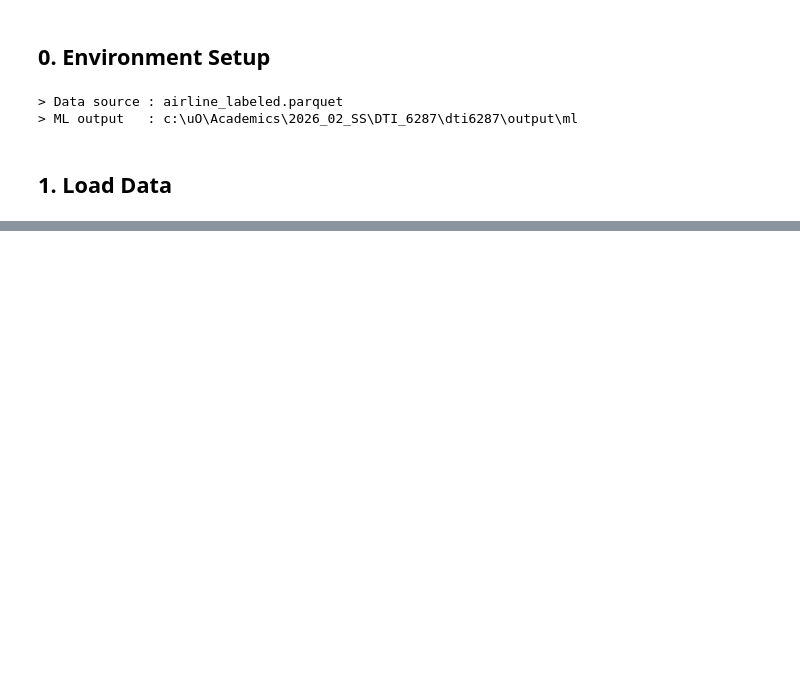
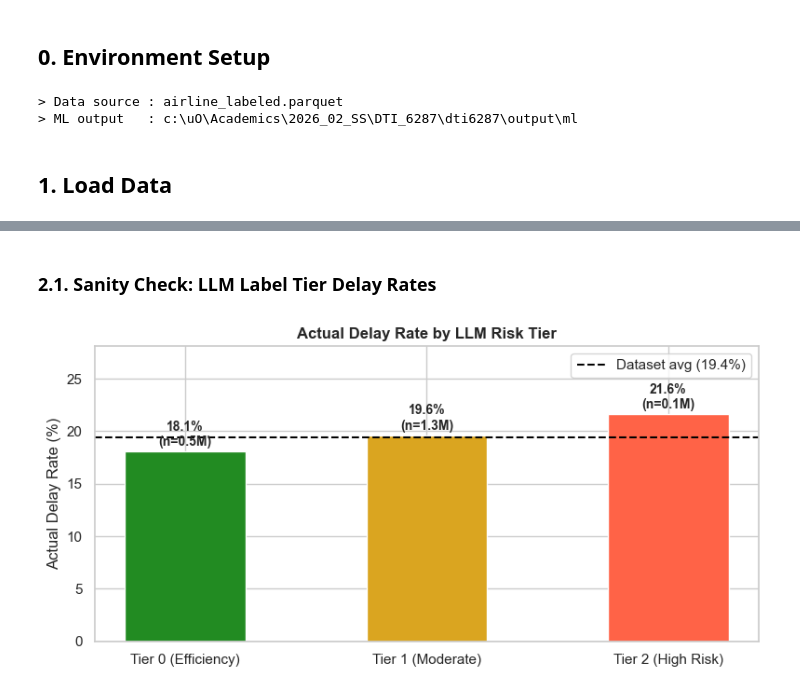
Before and after one commit to jaxendutta/dti6287, a Jupyter notebook: notebooks/03_ml_modeling.ipynb, the cells around one changed output, grey strips where cells are left out. Saved outputs shown, nothing was run; the diff lists cells and outputs as text; code cells hidden in the pictures; blank space fills up the shorter version.

```diff
--- a/notebooks/03_ml_modeling.ipynb
+++ b/notebooks/03_ml_modeling.ipynb
@@ -476,17 +95,0 @@ print('> Saved: model_comparison.png')
-# %%
-# Select best XGBoost result
-best_key = 'XGB_llm' if 'XGB_llm' in results else 'XGB_base'
-best_res = results[best_key]
-
-fig, ax = plt.subplots(figsize=(6, 5))
-cm = confusion_matrix(y_test, best_res['y_pred'])
-disp = ConfusionMatrixDisplay(confusion_matrix=cm, display_labels=['On Time', 'Delayed'])
-disp.plot(ax=ax, colorbar=False, cmap='Blues')
-ax.set_title(f'Confusion Matrix: {best_res["label"]}')
-plt.tight_layout()
-plt.savefig(ML_OUTPUT / 'confusion_matrix_best.png', dpi=150)
-plt.show()
-
-# Detailed classification report
-print('\n> Classification Report')
-print(classification_report(y_test, best_res['y_pred'], target_names=['On Time', 'Delayed']))
@@ -600,0 +200,38 @@ If the LLM labels are meaningful, flights assigned to 'high delay risk' carriers
+# %% [markdown]
+### 2.1. Sanity Check: LLM Label Tier Delay Rates
+# %%
+if HAS_LLM_LABEL:
+    tier_stats = (
+        df[df['delay_risk_enc'] != -1]
+        .groupby('delay_risk_enc')
+        .agg(delay_rate=('IsDelayed','mean'), n_flights=('IsDelayed','count'))
+        .assign(delay_rate_pct=lambda x: x['delay_rate'] * 100)
+    )
+    tier_labels_map = {0: 'Tier 0 (Efficiency)', 1: 'Tier 1 (Moderate)', 2: 'Tier 2 (High Risk)'}
+    tier_stats.index = [tier_labels_map.get(i, str(i)) for i in tier_stats.index]
+
+    fig, ax = plt.subplots(figsize=(8, 4))
+    bars = ax.bar(tier_stats.index, tier_stats['delay_rate_pct'],
+                  color=['forestgreen','goldenrod','tomato'][:len(tier_stats)],
+                  edgecolor='white', width=0.5)
+    ax.axhline(df['IsDelayed'].mean()*100, color='black', linestyle='--', linewidth=1.5,
+               label='Dataset avg ({:.1f}%)'.format(df['IsDelayed'].mean()*100))
+    for bar, (_, row) in zip(bars, tier_stats.iterrows()):
+        ax.text(
+            bar.get_x() + bar.get_width() / 2,
+            bar.get_height() + 0.3,
+            '{:.1f}%\n(n={:.1f}M)'.format(row['delay_rate_pct'], row['n_flights'] / 1e6),
+            ha='center',
+            va='bottom',
+            fontsize=10,
+            fontweight='bold'
+        )
+    ax.set_ylabel('Actual Delay Rate (%)')
+    ax.set_title('Actual Delay Rate by LLM Risk Tier', fontsize=12, fontweight='bold')
+    ax.legend()
+    ax.set_ylim(0, tier_stats['delay_rate_pct'].max() * 1.3)
+    plt.tight_layout()
+    plt.savefig(ML_OUTPUT / 'llm_tier_validation_v3.png', dpi=150)
+    plt.show()
+# %% [output]
+[figure, added]
```
Also changed, not shown: parts of 92 cells of this notebook, 3 other files.
